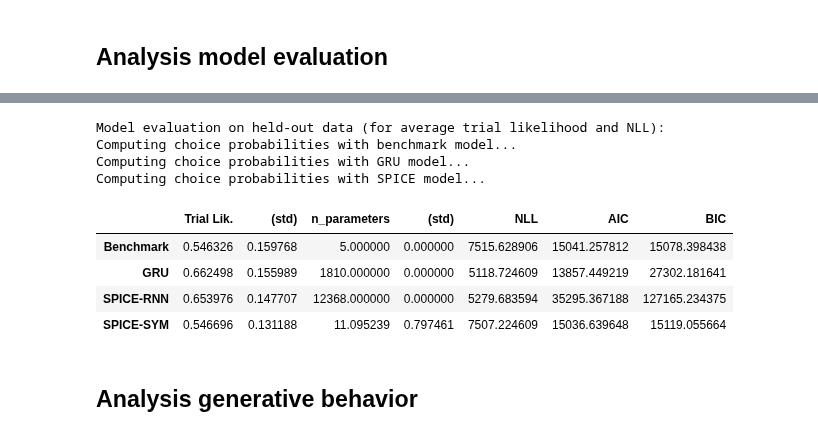
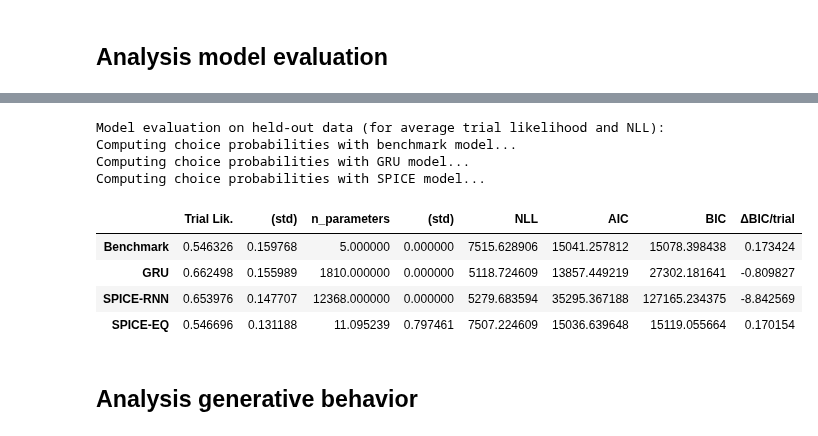
Before and after one commit to whyhardt/SPICE, a Jupyter notebook: weinhardt2026/studies/braun2018/braun2018.ipynb, the cells around one changed output, grey strips where cells are left out. Drawn from its saved outputs; the diff is of its cells as text; code cells hidden in the pictures.

```diff
--- a/weinhardt2026/studies/braun2018/braun2018.ipynb
+++ b/weinhardt2026/studies/braun2018/braun2018.ipynb
@@ -21,7 +21,7 @@ import torch.nn as nn
 # %% [markdown]
 # NOTEBOOK CONFIG
 # %%
-train_spice = True
+train_spice = False
 train_evc = False
 train_gru = False
 # %% [markdown]
@@ -302,21 +202,22 @@ W0611 12:19:33.148000 19818 site-packages/torch/utils/_sympy/interp.py:176] [0/5
 # %%
 print("Model evaluation on held-out data (for average trial likelihood and NLL): ")
 analysis_model_evaluation(
     dataset=dataset_test,
     spice_model=estimator,
     benchmark_model=evc,
     gru_model=gru,
+    output_dir='results',
 )
 # %% [output]
 Model evaluation on held-out data (for average trial likelihood and NLL):
 Computing choice probabilities with benchmark model...
 Computing choice probabilities with GRU model...
 Computing choice probabilities with SPICE model...
-|  | Trial Lik. | (std) | n_parameters | (std) | NLL | AIC | BIC |
-| Benchmark | 0.546326 | 0.159768 | 5.000000 | 0.000000 | 7515.628906 | 15041.257812 | 15078.398438 |
-| GRU | 0.662498 | 0.155989 | 1810.000000 | 0.000000 | 5118.724609 | 13857.449219 | 27302.181641 |
-| SPICE-RNN | 0.653976 | 0.147707 | 12368.000000 | 0.000000 | 5279.683594 | 35295.367188 | 127165.234375 |
-| SPICE-SYM | 0.546696 | 0.131188 | 11.095239 | 0.797461 | 7507.224609 | 15036.639648 | 15119.055664 |
+|  | Trial Lik. | (std) | n_parameters | (std) | NLL | AIC | BIC | ΔBIC/trial |
+| Benchmark | 0.546326 | 0.159768 | 5.000000 | 0.000000 | 7515.628906 | 15041.257812 | 15078.398438 | 0.173424 |
+| GRU | 0.662498 | 0.155989 | 1810.000000 | 0.000000 | 5118.724609 | 13857.449219 | 27302.181641 | -0.809827 |
+| SPICE-RNN | 0.653976 | 0.147707 | 12368.000000 | 0.000000 | 5279.683594 | 35295.367188 | 127165.234375 | -8.842569 |
+| SPICE-EQ | 0.546696 | 0.131188 | 11.095239 | 0.797461 | 7507.224609 | 15036.639648 | 15119.055664 | 0.170154 |
 # %% [markdown]
 ## Analysis generative behavior
 # %%
```
Also changed, not shown: parts of 6 cells of this notebook, 48 other files.
